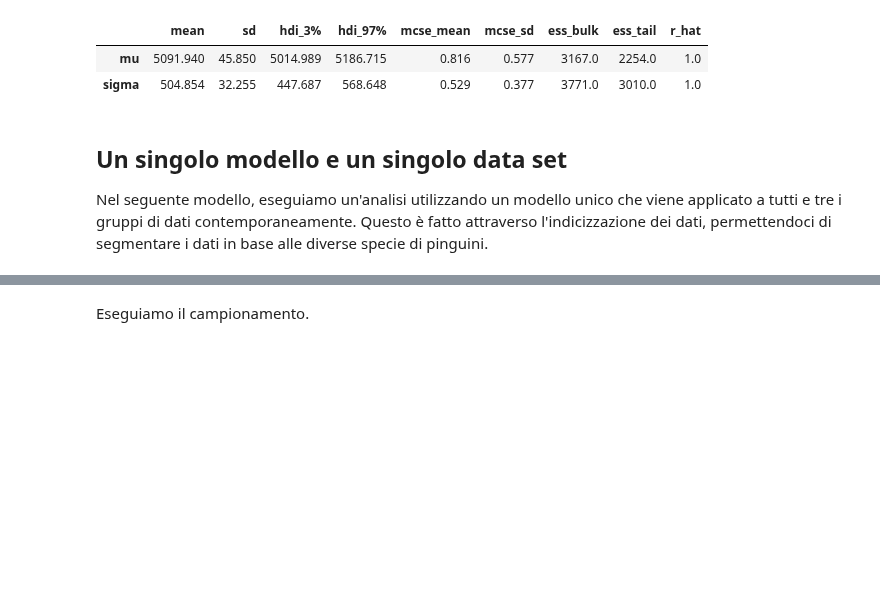
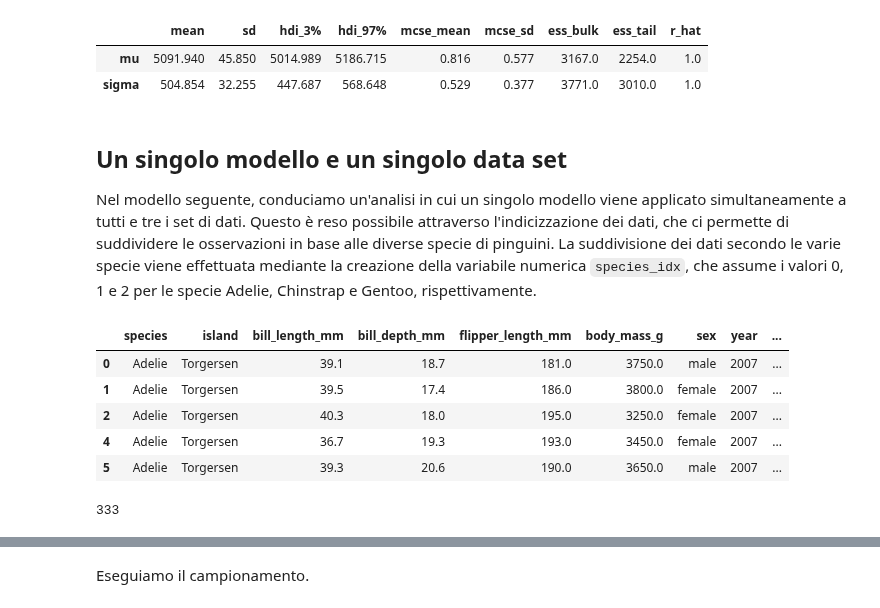
Before and after one commit to ccaudek/ds4psy, a Jupyter notebook: chapter_4/24_multiple_groups.ipynb, the cells around one changed output, grey strips where cells are left out. Cells and saved outputs as stored; diff of their text form; code cells hidden in the pictures; blank space fills up the shorter version.

```diff
--- a/chapter_4/24_multiple_groups.ipynb
+++ b/chapter_4/24_multiple_groups.ipynb
@@ -229,8 +229,22 @@ az.summary(idatas[2])
 # %% [markdown]
 ## Un singolo modello e un singolo data set
 
-Nel seguente modello, eseguiamo un'analisi utilizzando un modello unico che viene applicato a tutti e tre i gruppi di dati contemporaneamente. Questo è fatto attraverso l'indicizzazione dei dati, permettendoci di segmentare i dati in base alle diverse specie di pinguini.
+Nel modello seguente, conduciamo un'analisi in cui un singolo modello viene applicato simultaneamente a tutti e tre i set di dati. Questo è reso possibile attraverso l'indicizzazione dei dati, che ci permette di suddividere le osservazioni in base alle diverse specie di pinguini. La suddivisione dei dati secondo le varie specie viene effettuata mediante la creazione della variabile numerica `species_idx`, che assume i valori 0, 1 e 2 per le specie Adelie, Chinstrap e Gentoo, rispettivamente.
 # %%
+# Map species names to numerical indices
 species_to_index = {'Adelie': 0, 'Chinstrap': 1, 'Gentoo': 2}
 penguins['species_idx'] = penguins['species'].map(species_to_index)
+penguins.head()
+# %% [output]
+|  | species | island | bill_length_mm | bill_depth_mm | flipper_length_mm | body_mass_g | sex | year | ... |
+| 0 | Adelie | Torgersen | 39.1 | 18.7 | 181.0 | 3750.0 | male | 2007 | ... |
+| 1 | Adelie | Torgersen | 39.5 | 17.4 | 186.0 | 3800.0 | female | 2007 | ... |
+| 2 | Adelie | Torgersen | 40.3 | 18.0 | 195.0 | 3250.0 | female | 2007 | ... |
+| 4 | Adelie | Torgersen | 36.7 | 19.3 | 193.0 | 3450.0 | female | 2007 | ... |
+| 5 | Adelie | Torgersen | 39.3 | 20.6 | 190.0 | 3650.0 | male | 2007 | ... |
+# %%
+n_obs = len(penguins)
+n_obs
+# %% [output]
+333
 # %%
```
Also changed, not shown: parts of 14 cells of this notebook, 3 other files.
